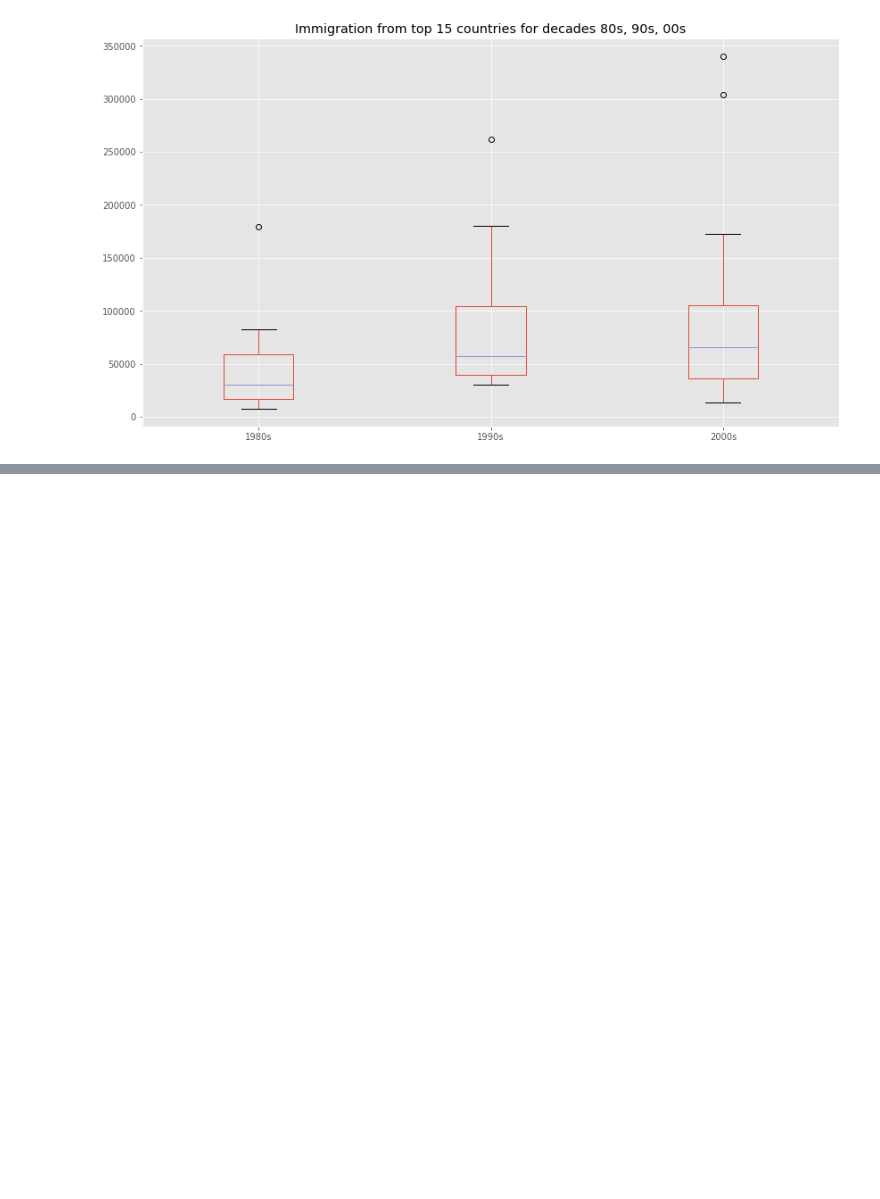
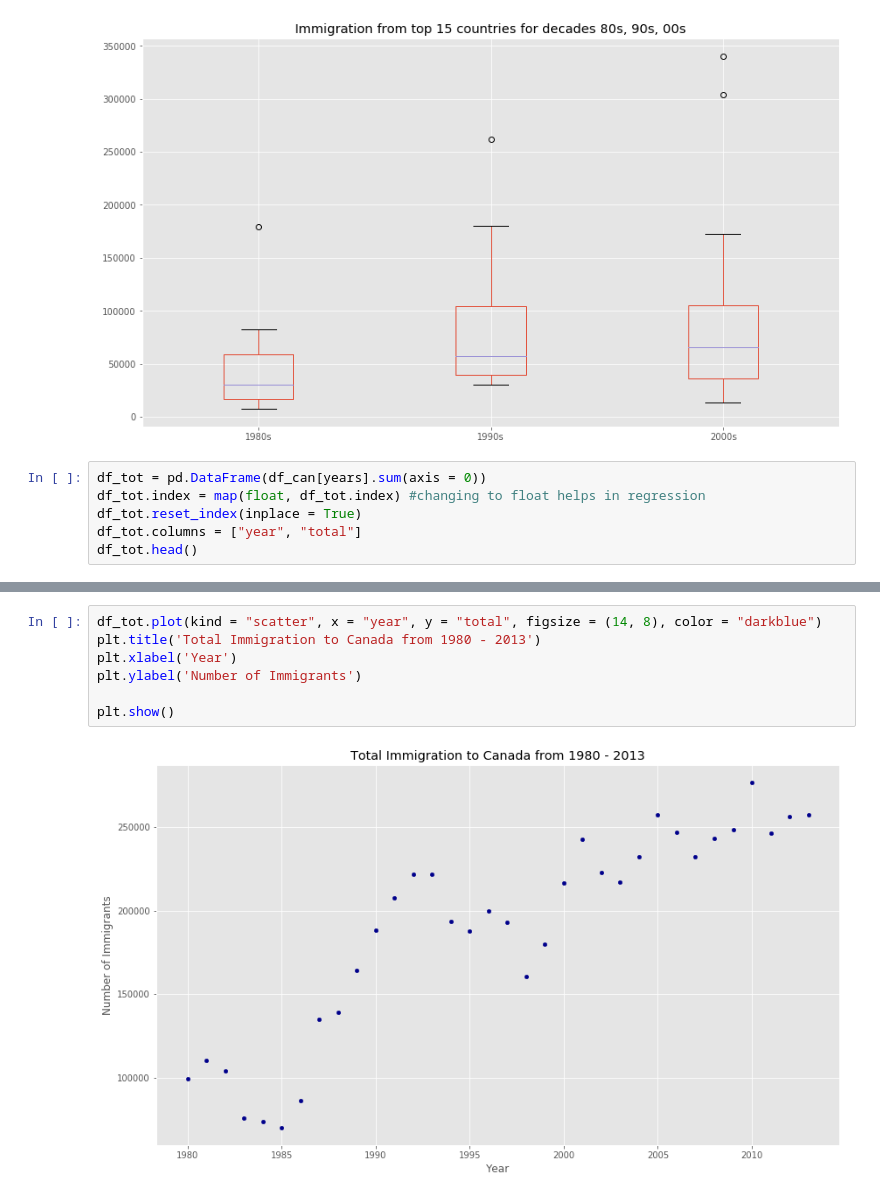
Before and after one commit to amarpy/migration_to_canada_analysis, a Jupyter notebook: migration_to_canada_analysis.ipynb, the cells around one changed output, grey strips where cells are left out. Cells and saved outputs as stored; diff of their text form; blank space fills up the shorter version.

```diff
--- a/migration_to_canada_analysis.ipynb
+++ b/migration_to_canada_analysis.ipynb
@@ -487,3 +487,9 @@ Viet Nam                                             30638   37726   21274
 Romania                                               7613   33659   45515
 Text(0.5,1,'Immigration from top 15 countries for decades 80s, 90s, 00s')
 [figure]
+# %%
+df_tot = pd.DataFrame(df_can[years].sum(axis = 0))
+df_tot.index = map(float, df_tot.index) #changing to float helps in regression
+df_tot.reset_index(inplace = True)
+df_tot.columns = ["year", "total"]
+df_tot.head()
@@ -489,0 +503,9 @@ Text(0.5,1,'Immigration from top 15 countries for decades 80s, 90s, 00s')
+# %%
+df_tot.plot(kind = "scatter", x = "year", y = "total", figsize = (14, 8), color = "darkblue")
+plt.title('Total Immigration to Canada from 1980 - 2013')
+plt.xlabel('Year')
+plt.ylabel('Number of Immigrants')
+
+plt.show()
+# %% [output]
+[figure, added]
```
Also changed, not shown: parts of 6 cells of this notebook.
